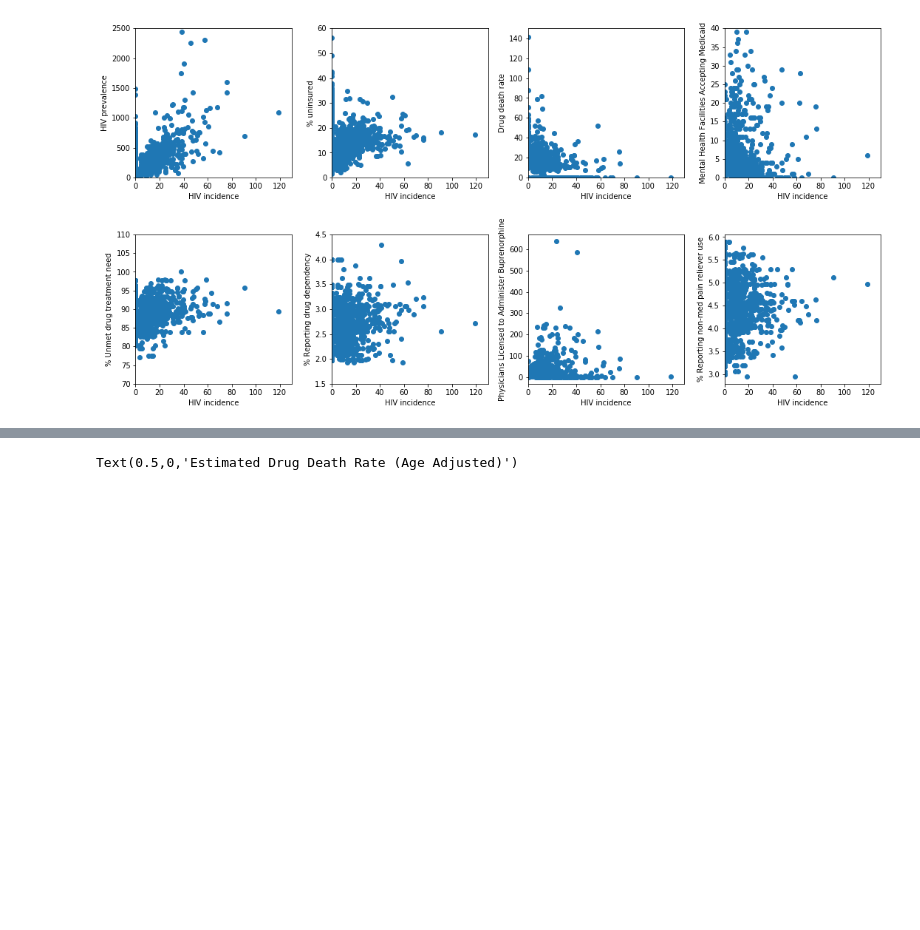
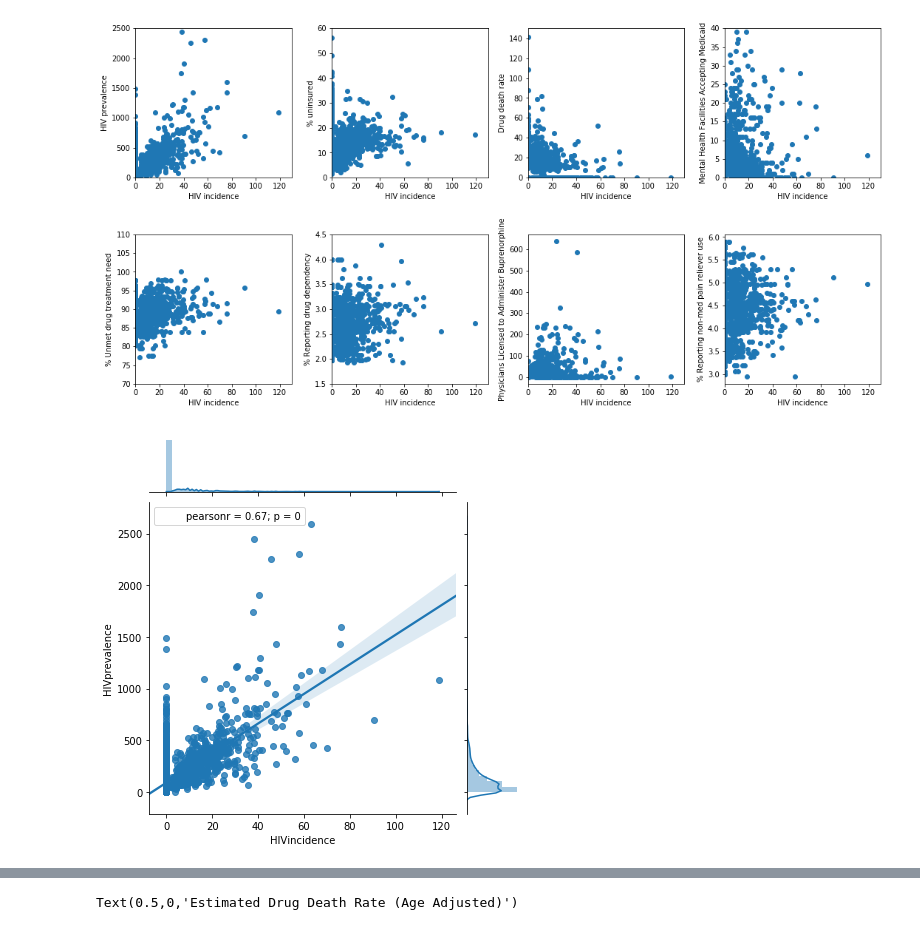
Before and after one commit to elogue01/Forecasting-HIV-Infections, a Jupyter notebook: Capstone_eda.ipynb, the cells around one changed output, grey strips where cells are left out. Saved outputs shown, nothing was run; the diff lists cells and outputs as text; code cells hidden in the pictures; blank space fills up the shorter version.

```diff
--- a/Capstone_eda.ipynb
+++ b/Capstone_eda.ipynb
@@ -377,3 +440,10 @@ ax8.set_ylabel('% Reporting non-med pain reliever use')
 plt.tight_layout()
 # %% [output]
 [figure]
+# %%
+opiod_df_15_no_outlier = opiod_df_15[opiod_df_15.HIVincidence < 130]
+sns.jointplot(x='HIVincidence', y='HIVprevalence', data=opiod_df_15_no_outlier, kind="reg");
+#plt.xlim(xmin=0, xmax=130)
+#plt.ylim(ymin=3, ymax=15)
+# %% [output]
+[figure, added]
```
Also changed, not shown: parts of 29 cells of this notebook.
